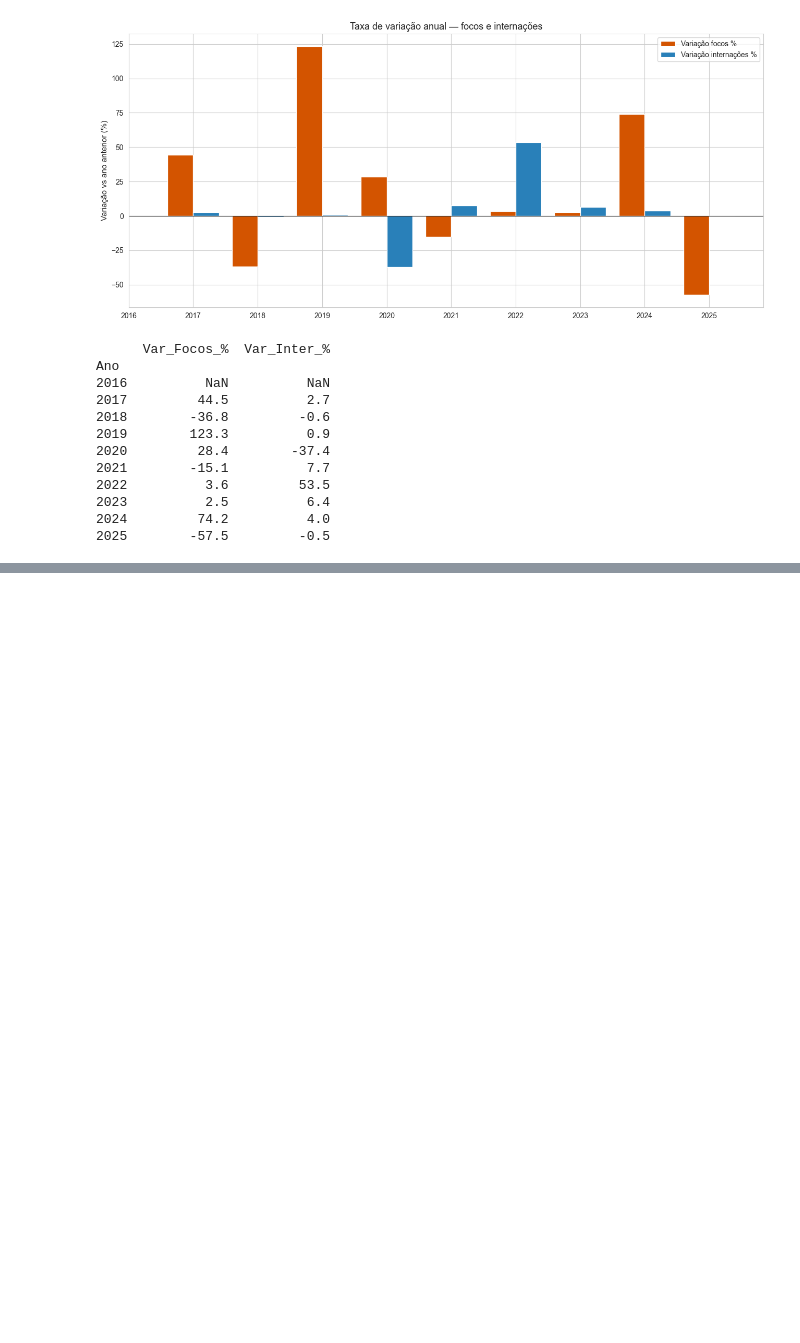
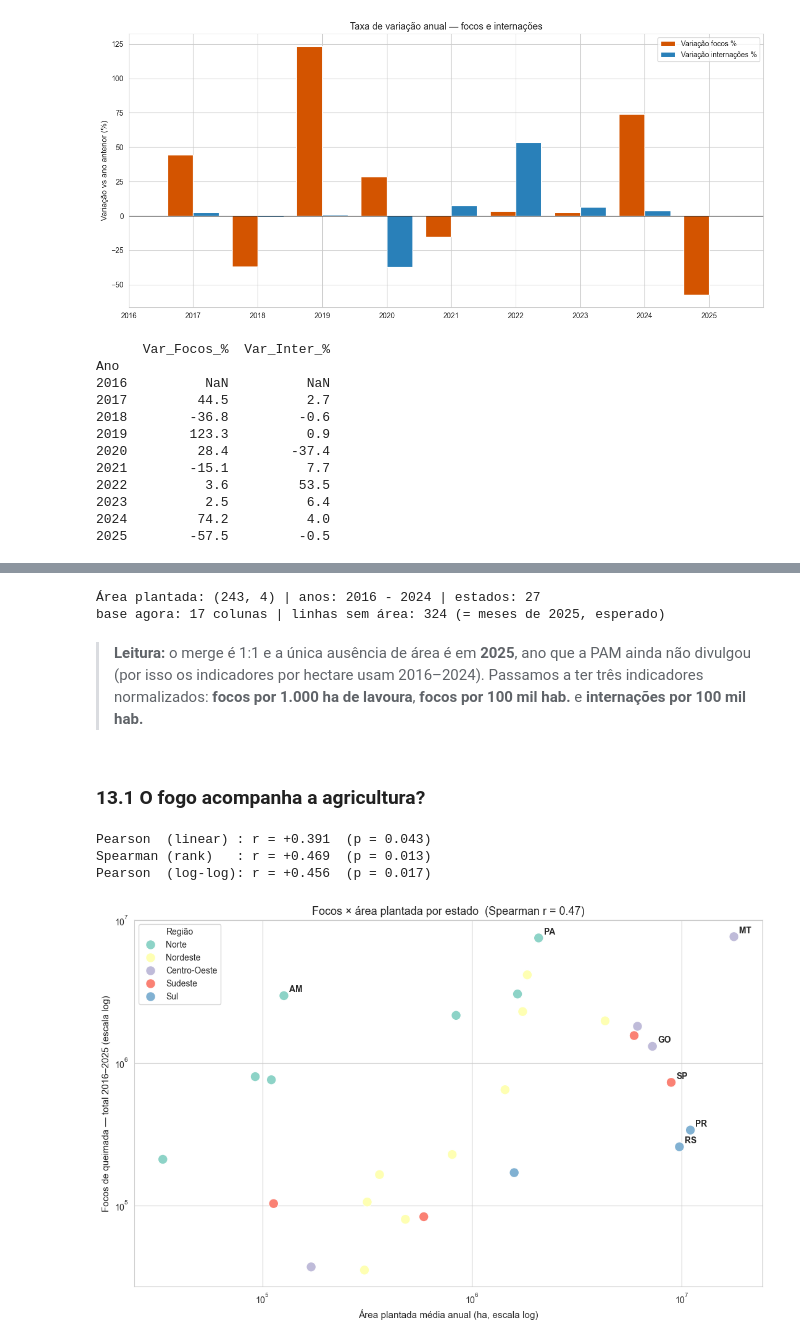
Before and after one commit to SauloSapucaia/BreathAlert_BR, a Jupyter notebook: projeto.ipynb, the cells around one changed output, grey strips where cells are left out. Saved outputs shown, nothing was run; the diff lists cells and outputs as text; code cells hidden in the pictures; blank space fills up the shorter version.

```diff
--- a/projeto.ipynb
+++ b/projeto.ipynb
@@ -841,0 +851,61 @@ Ano
+# %%
+# 4ª base: área plantada por UF/ano (IBGE/PAM, tabela 5457) — cobre 2016–2024
+df_area = pd.read_csv("dados/area_agricola_consolidado.csv")
+print("Área plantada:", df_area.shape,
+      "| anos:", int(df_area["Ano"].min()), "-", int(df_area["Ano"].max()),
+      "| estados:", df_area["Estado"].nunique())
+
+# integra à base mensal (a área é anual -> repete nos 12 meses do ano)
+base = base.drop(columns=[c for c in ["Area_Agricola_Ha"] if c in base.columns])  # re-run seguro
+base = base.merge(df_area[["Estado", "Ano", "Area_Agricola_Ha"]],
+                  on=["Estado", "Ano"], how="left")
+
+# indicadores normalizados
+base["Focos_por_1000ha"] = base["Qtd_Focos"] / base["Area_Agricola_Ha"] * 1000
+base["Focos_por_100k"]   = base["Qtd_Focos"] / base["Populacao"]        * 100_000
+# (Internacoes_por_100k já foi criada na seção 10)
+
+sem_area = int(base["Area_Agricola_Ha"].isna().sum())
+print(f"base agora: {base.shape[1]} colunas | linhas sem área: {sem_area} (= meses de 2025, esperado)")
+# %% [output]
+Área plantada: (243, 4) | anos: 2016 - 2024 | estados: 27
+base agora: 17 colunas | linhas sem área: 324 (= meses de 2025, esperado)
+# %% [markdown]
+> **Leitura:** o merge é 1:1 e a única ausência de área é em **2025**, ano que
+> a PAM ainda não divulgou (por isso os indicadores por hectare usam 2016–2024).
+> Passamos a ter três indicadores normalizados: **focos por 1.000 ha de lavoura**,
+> **focos por 100 mil hab.** e **internações por 100 mil hab.**
+# %% [markdown]
+### 13.1 O fogo acompanha a agricultura?
+# %%
+# agregado por estado: total de focos (2016–2025) × área plantada média anual (2016–2024)
+focos_uf = base.groupby("Estado")["Qtd_Focos"].sum()
+area_uf  = df_area.groupby("Estado")["Area_Agricola_Ha"].mean()
+agro = pd.concat([focos_uf, area_uf], axis=1).reset_index()
+agro.columns = ["Estado", "Focos", "Area_ha"]
+agro["Regiao"] = agro["Estado"].map(regiao_sigla)
+
+r,  p  = stats.pearsonr(agro["Area_ha"], agro["Focos"])
+rs, ps = stats.spearmanr(agro["Area_ha"], agro["Focos"])
+rl, pl = stats.pearsonr(np.log10(agro["Area_ha"]), np.log10(agro["Focos"]))
+print(f"Pearson  (linear) : r = {r:+.3f}  (p = {p:.3f})")
+print(f"Spearman (rank)   : r = {rs:+.3f}  (p = {ps:.3f})")
+print(f"Pearson  (log-log): r = {rl:+.3f}  (p = {pl:.3f})")
+
+plt.figure(figsize=(11, 7))
+sns.scatterplot(data=agro, x="Area_ha", y="Focos", hue="Regiao", s=130,
+                edgecolor="white", linewidth=1)
+for _, row in agro.iterrows():
+    if row["Estado"] in ["MT", "PA", "PR", "RS", "SP", "AM", "GO"]:
+        plt.annotate(row["Estado"], (row["Area_ha"], row["Focos"]),
+                     xytext=(6, 4), textcoords="offset points", fontweight="bold")
+plt.xscale("log"); plt.yscale("log")
+plt.xlabel("Área plantada média anual (ha, escala log)")
+plt.ylabel("Focos de queimada — total 2016–2025 (escala log)")
+plt.title(f"Focos × área plantada por estado  (Spearman r = {rs:.2f})")
+plt.legend(title="Região"); plt.tight_layout(); plt.show()
+# %% [output]
+Pearson  (linear) : r = +0.391  (p = 0.043)
+Spearman (rank)   : r = +0.469  (p = 0.013)
+Pearson  (log-log): r = +0.456  (p = 0.017)
+[figure, added]
```
Also changed, not shown: parts of 8 cells of this notebook.
